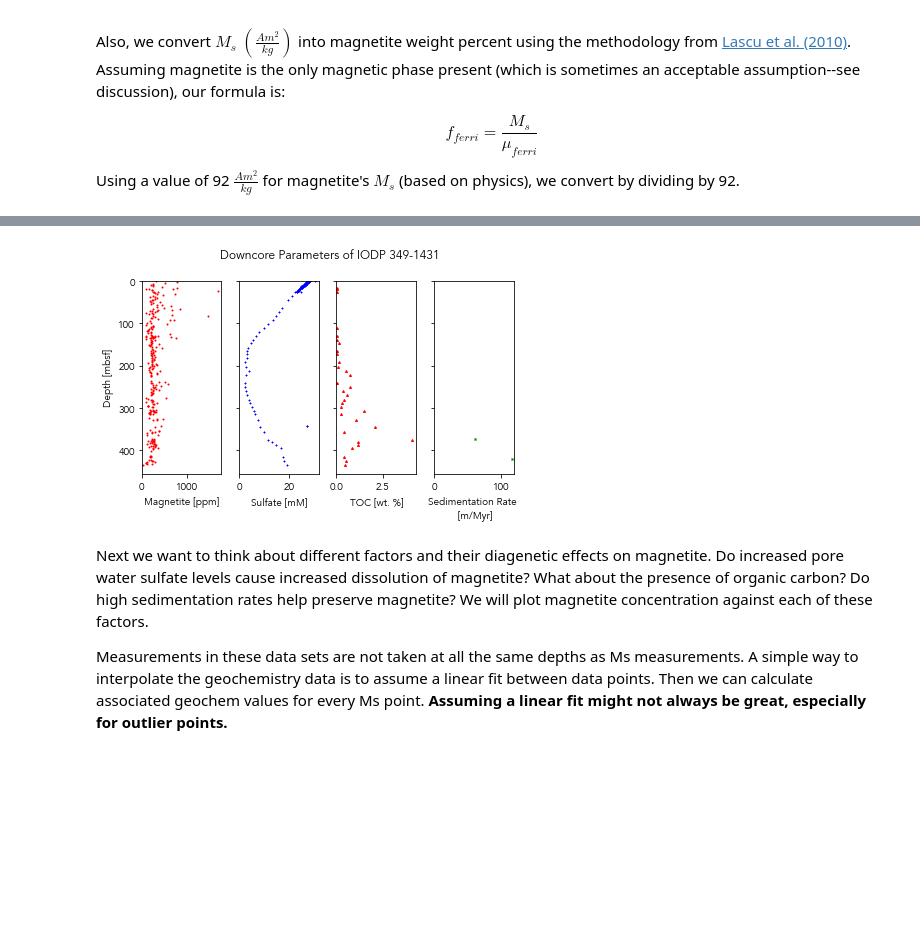
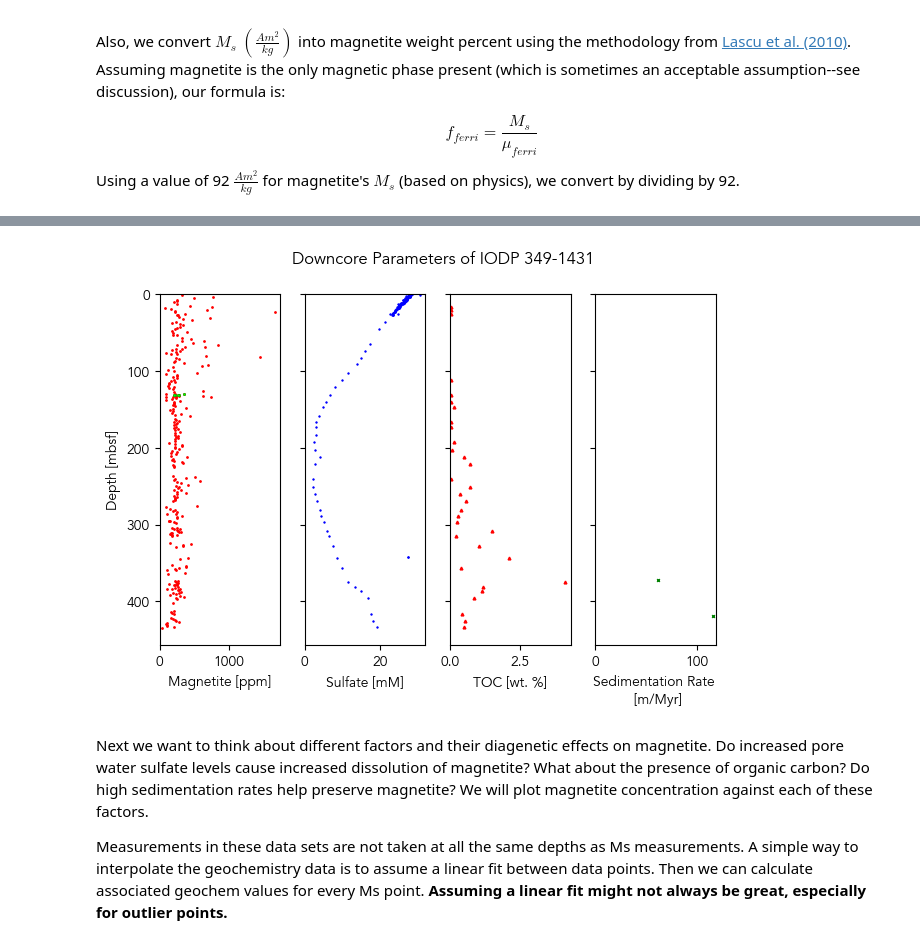
Before and after one commit to jackk9901/magnetite-preservation, a Jupyter notebook: code/gai2020.ipynb, the cells around one changed output, grey strips where cells are left out. Drawn from its saved outputs; the diff is of its cells as text; code cells hidden in the pictures; blank space fills up the shorter version.

Commit message:
removing greigite points
taking out 5 points from greigite layer and redoing relevant figures

```diff
--- a/code/gai2020.ipynb
+++ b/code/gai2020.ipynb
@@ -79,16 +79,21 @@ interpolated = data_fns.interpolate(comb_df, ["Sulfate [mM]", "TOC [wt. %]"])
 # %%
 # downcore plots
 colors = ["r", "b", "r", "g"]
 markers = [".", "+", "^", "x"]
 dc_fig, dc_axs = data_fns.plot_dc(["Magnetite [ppm]", "Sulfate [mM]", "TOC [wt. %]", "Sedimentation Rate [m/Myr]"], comb_df, colors, markers)
 dc_axs[3].set_xlabel("Sedimentation Rate \n [m/Myr]")
 #dc_axs[0].set_xticks([0, 500, 1000, 1500])
 #dc_axs[0].set_xlim(0, 1000)
+
+# note -- there is a single greigite layer in this study at 130.5-132 mbsf. Show those points in a different color
+greigite_pts = comb_df[(comb_df["Depth [mbsf]"]>130.5) & (comb_df["Depth [mbsf]"]<132)].dropna(subset="Magnetite [ppm]")
+dc_axs[0].plot(greigite_pts["Magnetite [ppm]"], greigite_pts["Depth [mbsf]"], color="lime", marker=".", markersize=4, markeredgecolor="black", mew=0.1, linestyle="None")
+
 dc_fig.suptitle("Downcore Parameters of IODP 349-1431", x=0.55)
 dc_fig.tight_layout()
-dc_fig.savefig("outputs/gai2020/1431-dc-aug23.pdf")
+dc_fig.savefig("outputs/gai2020/1431-dc-greigite.pdf")
 # %% [output]
-[figure, old version]
+[figure, new version]
 # %% [markdown]
 Next we want to think about different factors and their diagenetic effects on magnetite. Do increased pore water sulfate levels cause increased dissolution of magnetite? What about the presence of organic carbon? Do high sedimentation rates help preserve magnetite? We will plot magnetite concentration against each of these factors.
 
```
Also changed, not shown: parts of 3 cells of this notebook, 17 other files.
